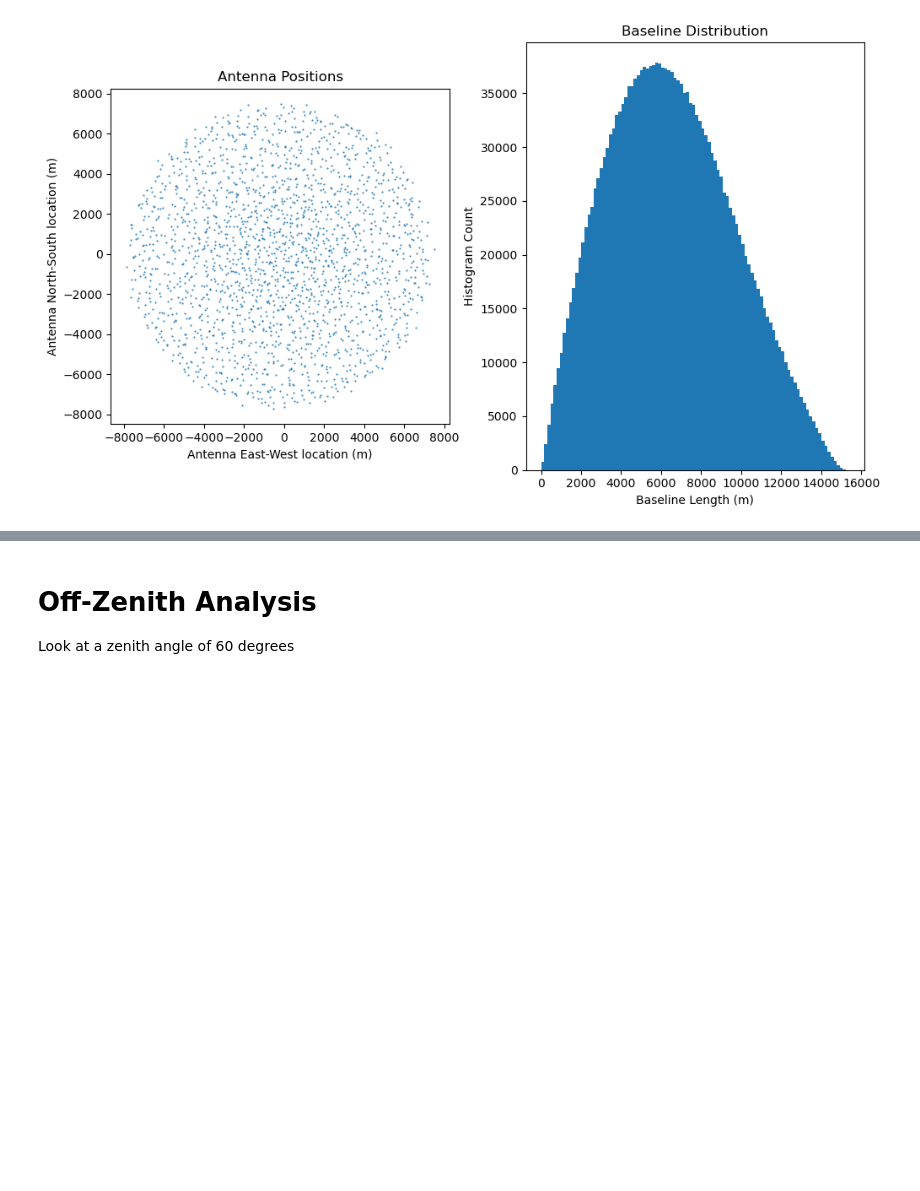
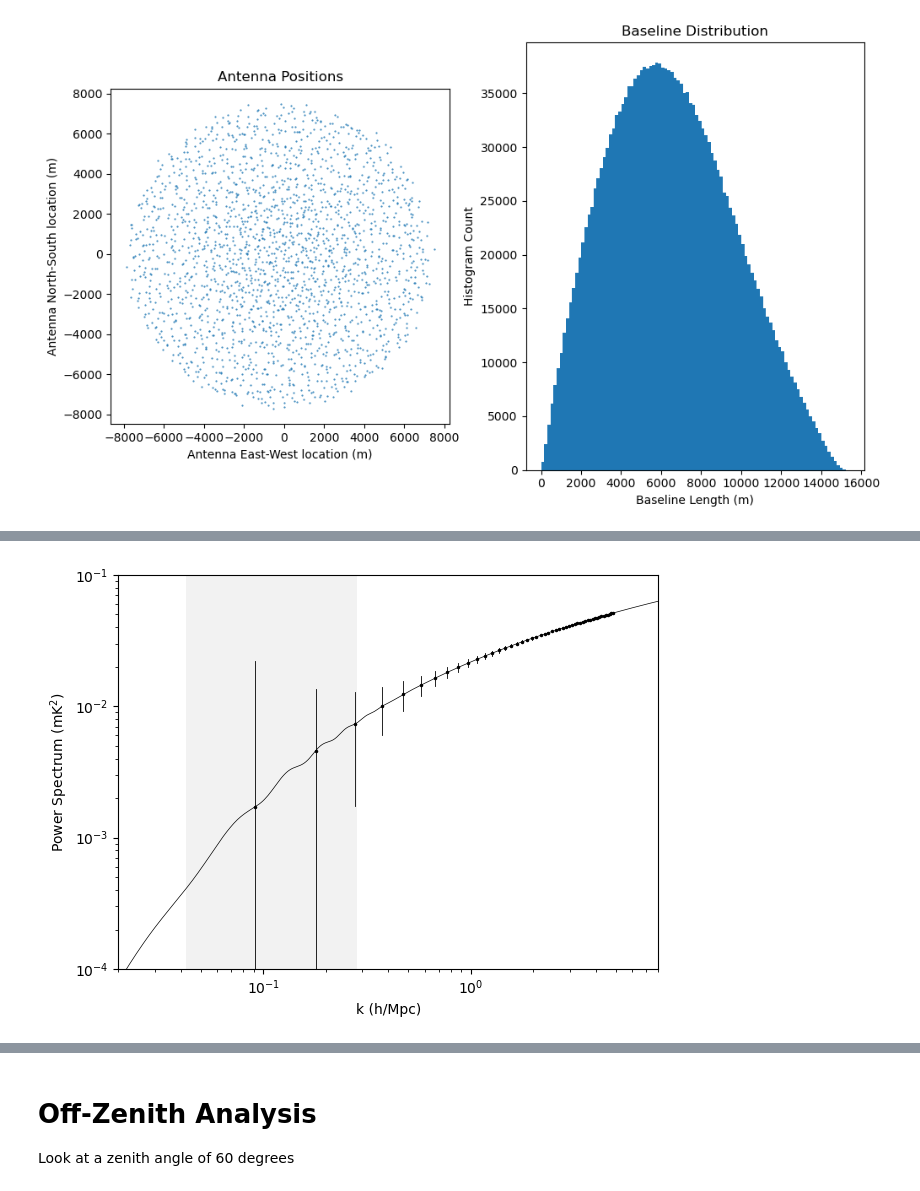
Before and after one commit to rlbyrne/PSsensitivity, a Jupyter notebook: plot_DSA2000_sensitivity.ipynb, the cells around one changed output, grey strips where cells are left out. Saved outputs shown, nothing was run; the diff lists cells and outputs as text; code cells hidden in the pictures; blank space fills up the shorter version.

```diff
--- a/plot_DSA2000_sensitivity.ipynb
+++ b/plot_DSA2000_sensitivity.ipynb
@@ -370,6 +406,49 @@ brightness_temp_z1**2. / .01 * .1**3 / 2 / np.pi**2
 # %%
-combined_variance_single_field = binned_ps_variance + binned_ps_sample_variance
-combined_variance_all_sky = (
-    (binned_ps_variance * .25 / 720)
-    + (binned_ps_sample_variance * field_of_view_deg2 / (3*np.pi*(180/np.pi)**2.))
+combined_variance_fov_cut = (
+    (binned_ps_variance_fov_cut * .25 / 720)
+    + (binned_ps_sample_variance_fov_cut * field_of_view_deg2 / (3*np.pi*(180/np.pi)**2.))
 )
+combined_variance_horizon_cut = (
+    (binned_ps_variance_horizon_cut * .25 / 720)
+    + (binned_ps_sample_variance_horizon_cut * field_of_view_deg2 / (3*np.pi*(180/np.pi)**2.))
+)
+combined_variance_fov_cut_15_min = binned_ps_variance_fov_cut + binned_ps_sample_variance_fov_cut
+combined_variance_horizon_cut_15_min = binned_ps_variance_horizon_cut + binned_ps_sample_variance_horizon_cut
+# %%
+ps_model_interp = np.interp(true_bin_centers_fov_cut, model_k_axis, ps_model)
+# %%
+xrange = [2e-2, 8]
+yrange = [1e-4, 1e-1]
+
+# Plot theory line
+plt.plot(model_k_axis, ps_model, color="black", marker="none", linewidth=0.5)
+
+# Plot BAO scales
+plt.fill_between(bao_scales_k, [yrange[0], yrange[0]], [yrange[1], yrange[1]], color="grey", alpha=.1, linewidth=0)
+
+plt.plot(true_bin_centers_fov_cut, ps_model_interp, marker="o", color="black", linewidth=0, markersize=1.5)
+for ind in range(len(ps_model_interp)):
+    xvals = [true_bin_centers_fov_cut[ind], true_bin_centers_fov_cut[ind]]
+    yvals = [
+        ps_model_interp[ind] - np.sqrt(combined_variance_fov_cut_15_min[ind]),
+        ps_model_interp[ind] + np.sqrt(combined_variance_fov_cut_15_min[ind])
+    ]
+    plt.plot(
+        xvals,
+        yvals,
+        color="black",
+        linewidth=0.6,
+        marker="none"
+    )
+
+plt.yscale("log")
+plt.xscale("log")
+plt.xlim(xrange)
+plt.ylim(yrange)
+plt.xlabel("k (h/Mpc)")
+plt.ylabel("Power Spectrum (mK$^2$)")
+plt.tight_layout()
+#plt.savefig("plots/error_bars.png")
+plt.show()
+# %% [output]
+[figure, added]
```
Also changed, not shown: parts of 23 cells of this notebook, 5 other files.
